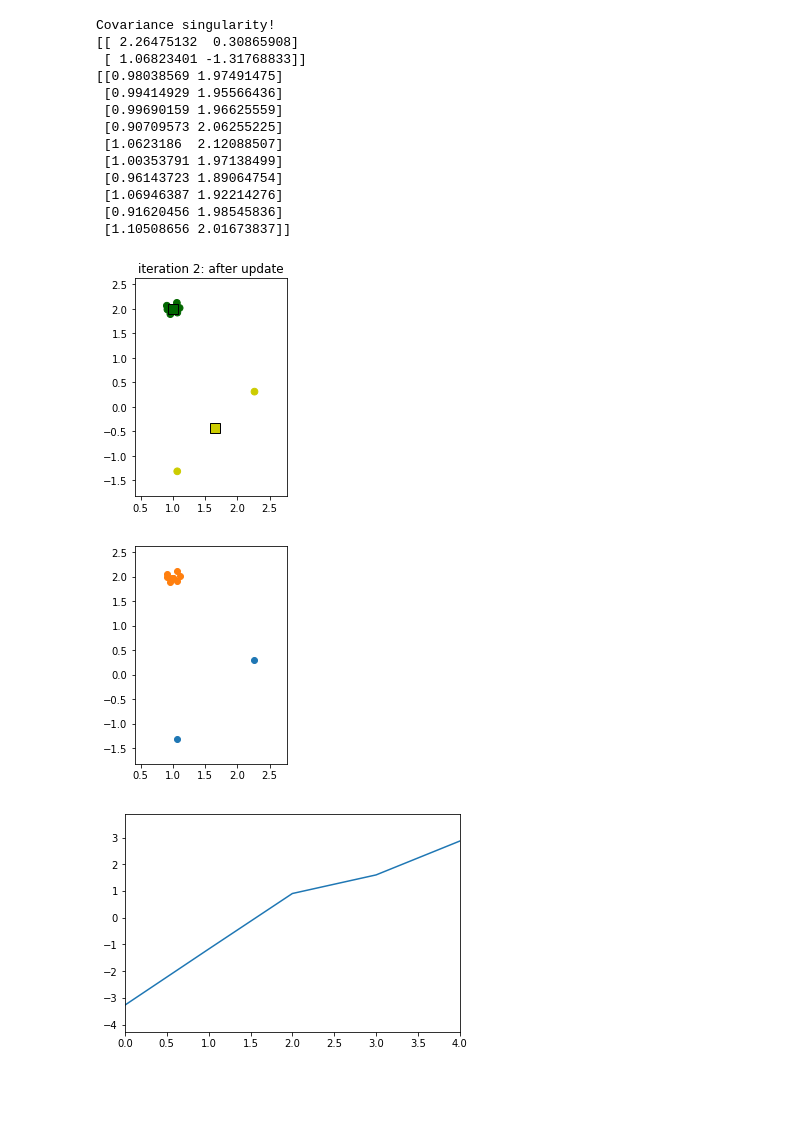
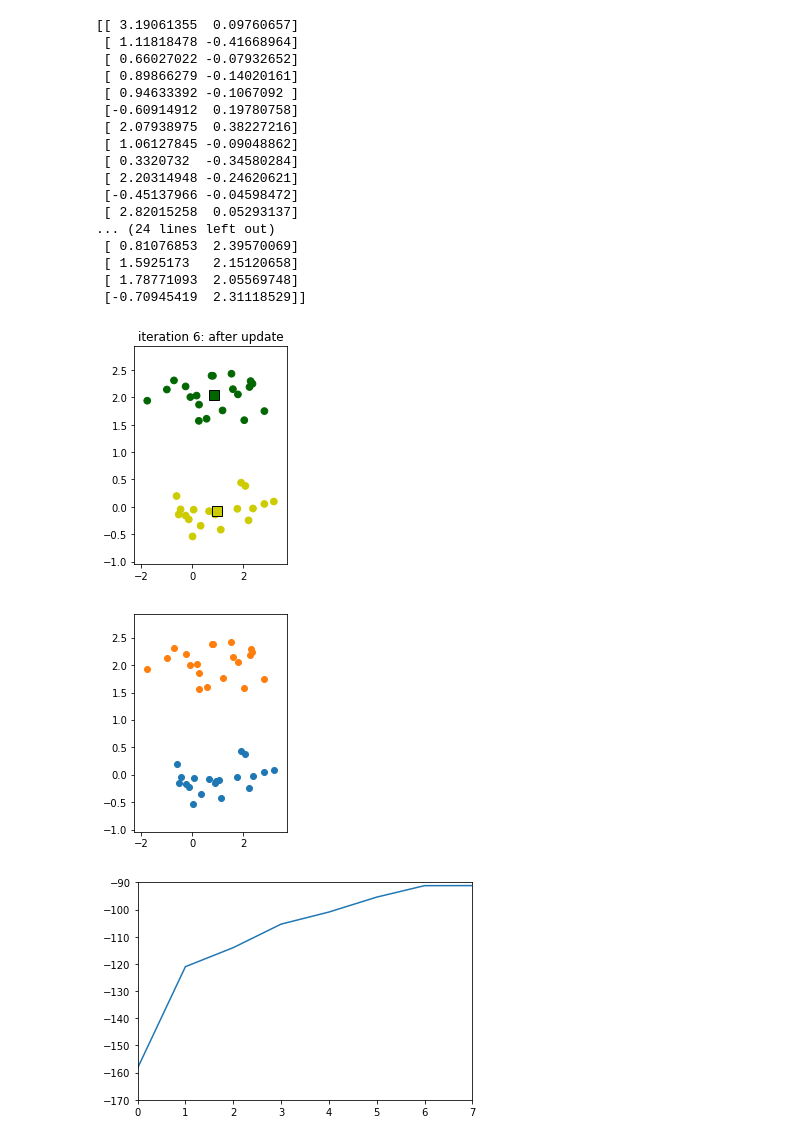
Before and after one commit to M-crypto645/Mathematical-Data-Science-Project, a Jupyter notebook: EM_algorithm.ipynb, the cells around one changed output. Cells and saved outputs as stored; diff of their text form; code cells hidden in the pictures; blank space fills up the shorter version.

Commit message:
likelihood korrigiert

```diff
--- a/EM_algorithm.ipynb
+++ b/EM_algorithm.ipynb
@@ -48,7 +48,7 @@ def EM(data, K, m, n_iter = 25, return_all_iterations=False, random_choice=True)
         x = data[n, :]
         terms = np.array([p[k]*1/sqrt((2*pi)**M*np.linalg.det(Sigma[k])) * np.exp(-0.5*(x-m[k,:]) @ (np.linalg.inv(Sigma[k]) @ (x-m[k,:]))) for k in range(K)])
         likeli_new = likeli_new + np.log(np.sum(terms))
-    likeli_new = 1/N * likeli_new
+
     #print(likeli_new)
     for it in range(n_iter):
         likeli.append(likeli_new)
@@ -101,7 +101,7 @@ def EM(data, K, m, n_iter = 25, return_all_iterations=False, random_choice=True)
             x = data[n, :]
             terms = np.array([p[k]*1/sqrt((2*pi)**M*np.linalg.det(Sigma[k])) * np.exp(-0.5*(x-m[k,:]) @ (np.linalg.inv(Sigma[k]) @ (x-m[k,:]))) for k in range(K)])
             likeli_new = likeli_new + np.log(np.sum(terms))
-        likeli_new = 1/N * likeli_new
+
         #print(likeli_new)
         if likeli_new > 10**8:
             print("Error")
@@ -179,7 +179,7 @@ if __name__ == "__main__":
     n_iter = 100
     K = 2 # number of clusters
 
-    option = 7 # select scenario
+    option = 9 # select scenario
 
     # description of options:
     # option 1: three clusters with few points
@@ -425,7 +425,7 @@ if __name__ == "__main__":
             plt.figure()
             ax1 = plt.subplot(1,1,1)
             ax1.set_xlim([0, len(likelihood)-1])
-            ax1.set_ylim([min(likelihood)-1, max(likelihood)+1])
+            ax1.set_ylim([-170, -90])#[min(likelihood)-1, max(likelihood)+1])
             plt.plot(likelihood)
             #ax1.set_title("values of loglikelihood")
             plt.show()
@@ -436,46 +436,50 @@ if __name__ == "__main__":
                 plt.figure()
                 ax1 = plt.subplot(1,2,1)
                 ax1.set_xlim([xmin-0.5, xmax+0.5])
                 ax1.set_ylim([ymin-0.5, ymax+0.5])
                 ax1.scatter(first[:, 0], first[:, 1])
                 ax1.scatter(second[:, 0], second[:, 1])
                 if option == 1:
                     ax1.scatter(third[:, 0], third[:, 1])
                 ax1.set_title("initial clusters")
                 plt.show()
 
                 #likelihood
                 plt.figure()
                 ax1 = plt.subplot(1,1,1)
                 ax1.set_xlim([0, len(likelihood)-1])
                 ax1.set_ylim([min(likelihood)-1, max(likelihood)+1])
                 plt.plot(likelihood)
                 ax1.set_title("values of loglikelihood")
                 plt.show()
     N, M = data.shape
     just_last = True #parameter, if we only want to draw last
     if option == 8 or option == 9 or option == 10:
         ret1 = EM(data, K, m1, n_iter = n_iter, return_all_iterations=True, random_choice=choice)
         plotting(ret1, just_last)
         ret2 = EM(data, K, m2, n_iter = n_iter, return_all_iterations=True, random_choice=choice)
         plotting(ret2, just_last)
     else:
         ret = EM(data, K, m, n_iter = n_iter, return_all_iterations=True, random_choice=choice)
         plotting(ret, just_last)
 # %% [output]
-Covariance singularity!
-[[ 2.26475132  0.30865908]
- [ 1.06823401 -1.31768833]]
-[[0.98038569 1.97491475]
- [0.99414929 1.95566436]
- [0.99690159 1.96625559]
- [0.90709573 2.06255225]
- [1.0623186  2.12088507]
- [1.00353791 1.97138499]
- [0.96143723 1.89064754]
- [1.06946387 1.92214276]
- [0.91620456 1.98545836]
- [1.10508656 2.01673837]]
+[[ 3.19061355  0.09760657]
+ [ 1.11818478 -0.41668964]
+ [ 0.66027022 -0.07932652]
+ [ 0.89866279 -0.14020161]
+ [ 0.94633392 -0.1067092 ]
+ [-0.60914912  0.19780758]
+ [ 2.07938975  0.38227216]
+ [ 1.06127845 -0.09048862]
+ [ 0.3320732  -0.34580284]
+ [ 2.20314948 -0.24620621]
+ [-0.45137966 -0.04598472]
+ [ 2.82015258  0.05293137]
+... (24 lines left out)
+ [ 0.81076853  2.39570069]
+ [ 1.5925173   2.15120658]
+ [ 1.78771093  2.05569748]
+ [-0.70945419  2.31118529]]
-[figure, old version]
+[figure, new version]
-[figure, old version]
+[figure, new version]
-[figure, old version]
+[figure, new version]
```
Also changed, not shown: parts of 1 cell of this notebook.
